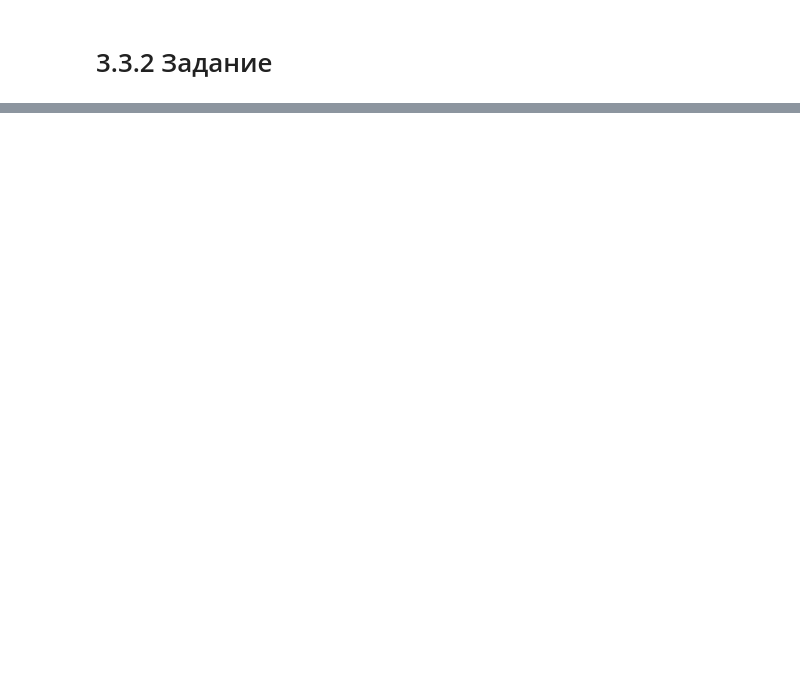
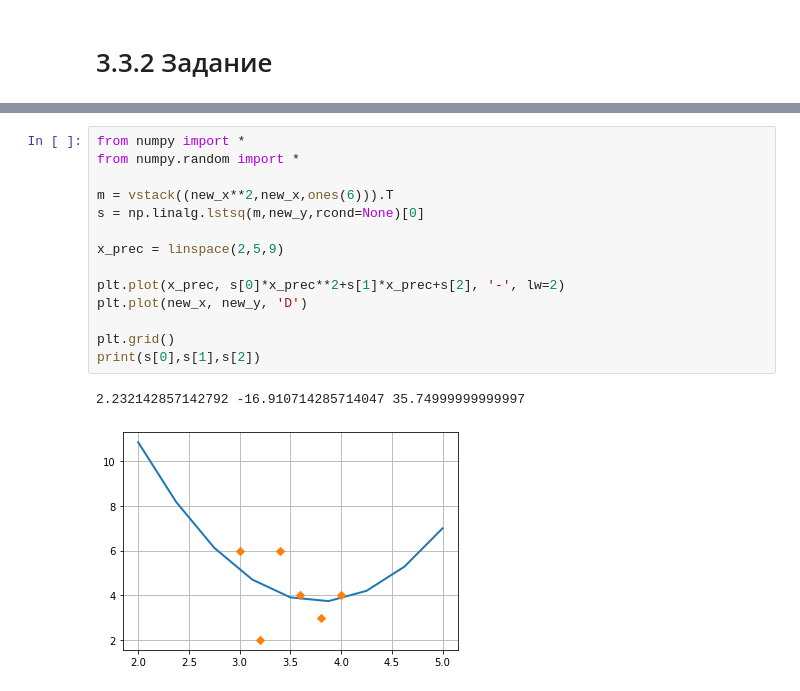
Before and after one commit to TimmmofeyD/WorkBook_AI, a Jupyter notebook: Lishchenko_Timofey_WorkBook4.ipynb, the cells around one changed output, grey strips where cells are left out. Drawn from its saved outputs; the diff is of its cells as text; blank space fills up the shorter version.

```diff
--- a/Lishchenko_Timofey_WorkBook4.ipynb
+++ b/Lishchenko_Timofey_WorkBook4.ipynb
@@ -782,0 +854,17 @@ strong multicollinearity problems or that the design matrix is singular.
+# %%
+from numpy import *
+from numpy.random import *
+
+m = vstack((new_x**2,new_x,ones(6))).T
+s = np.linalg.lstsq(m,new_y,rcond=None)[0]
+
+x_prec = linspace(2,5,9)
+
+plt.plot(x_prec, s[0]*x_prec**2+s[1]*x_prec+s[2], '-', lw=2)
+plt.plot(new_x, new_y, 'D')
+
+plt.grid()
+print(s[0],s[1],s[2])
+# %% [output]
+2.232142857142792 -16.910714285714047 35.74999999999997
+[figure, added]
```
Also changed, not shown: parts of 25 cells of this notebook.
